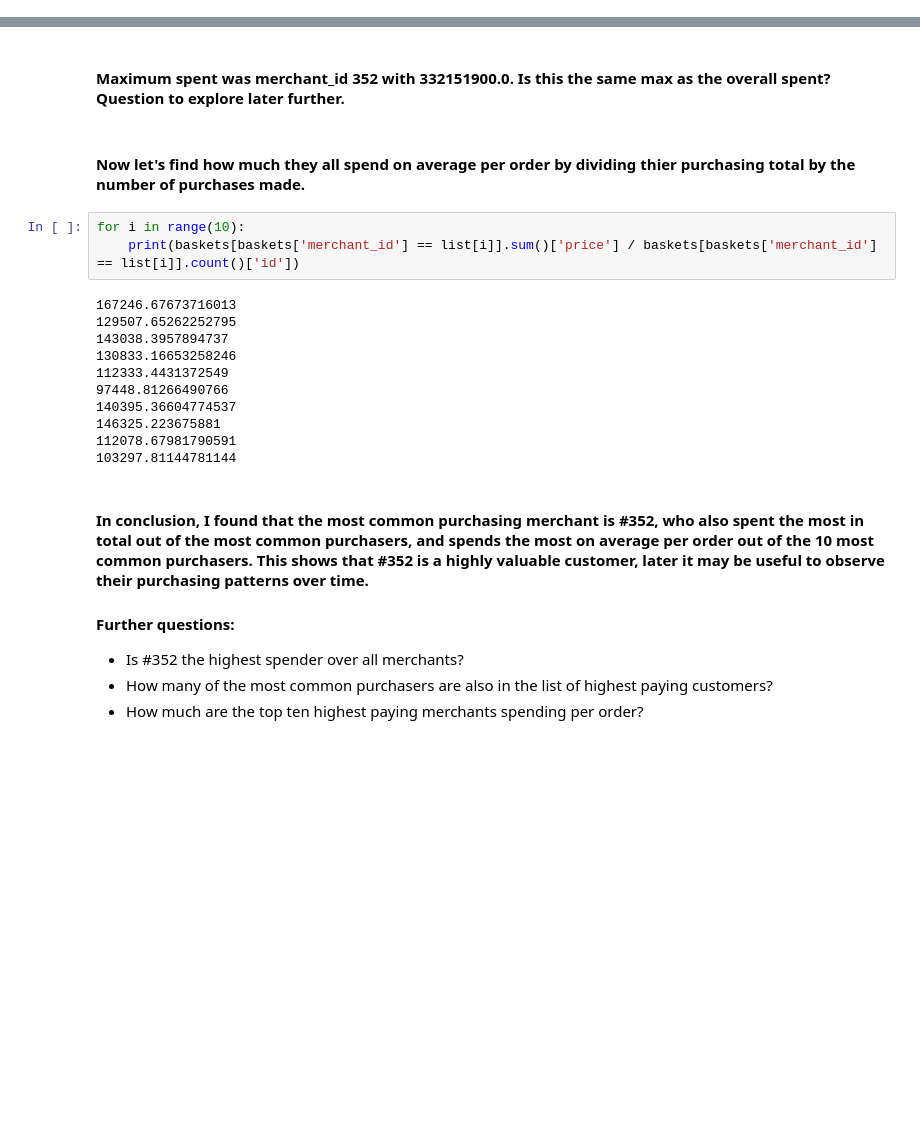
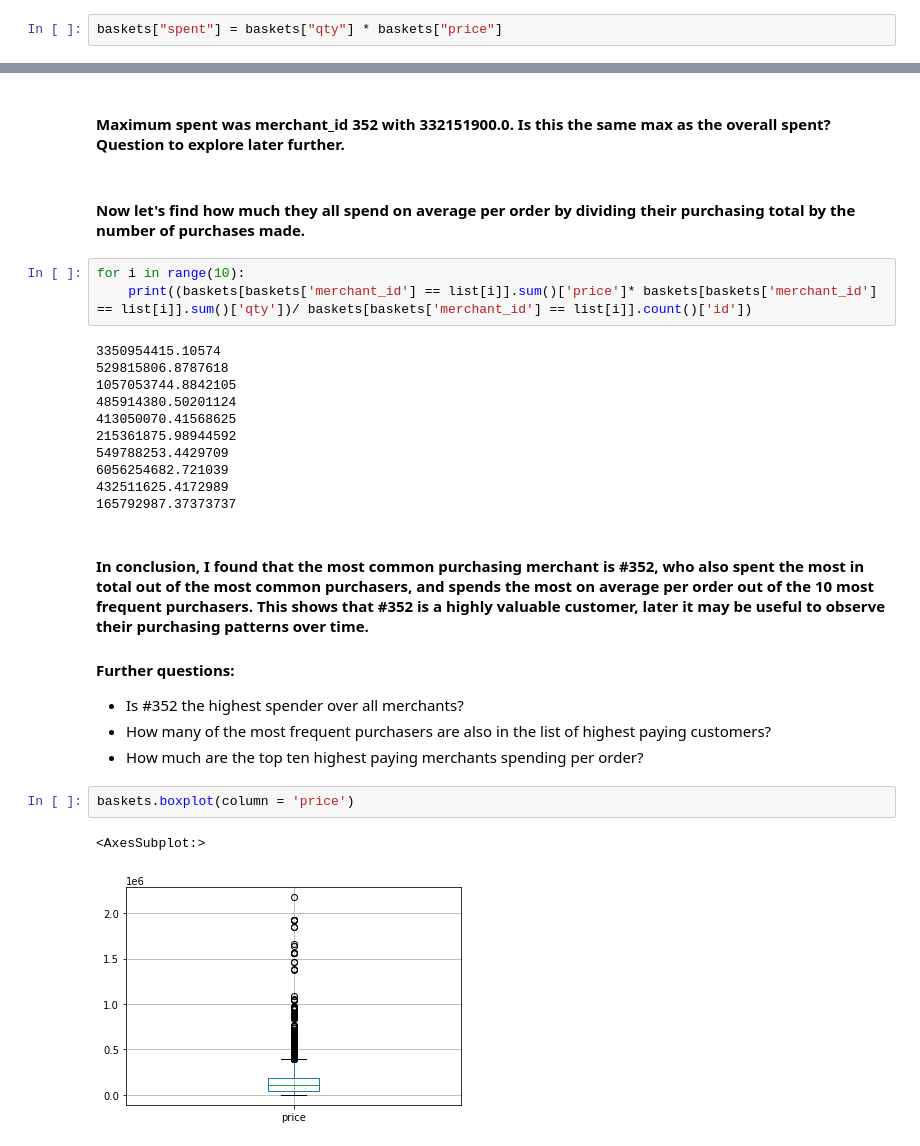
Before and after one commit to graceflitsch/DataScience, a Jupyter notebook: GNB1.ipynb, the cells around one changed output, grey strips where cells are left out. Cells and saved outputs as stored; diff of their text form; blank space fills up the shorter version.

```diff
--- a/GNB1.ipynb
+++ b/GNB1.ipynb
@@ -183 +183,3 @@ baskets.loc[346,'id']
 - Start by finding top ten most frequent merchants
+# %%
+baskets["spent"] = baskets["qty"] * baskets["price"]
@@ -227,24 +277,29 @@ for i in range(10):
 # %% [markdown]
 #### Maximum spent was merchant_id 352 with 332151900.0. Is this the same max as the overall spent? Question to explore later further.
 # %% [markdown]
-#### Now let's find how much they all spend on average per order by dividing thier purchasing total by the number of purchases made.
+#### Now let's find how much they all spend on average per order by dividing their purchasing total by the number of purchases made.
 # %%
 for i in range(10):
-    print(baskets[baskets['merchant_id'] == list[i]].sum()['price'] / baskets[baskets['merchant_id'] == list[i]].count()['id'])
+    print((baskets[baskets['merchant_id'] == list[i]].sum()['price']* baskets[baskets['merchant_id'] == list[i]].sum()['qty'])/ baskets[baskets['merchant_id'] == list[i]].count()['id'])
 # %% [output]
-167246.67673716013
-129507.65262252795
-143038.3957894737
-130833.16653258246
-112333.4431372549
-97448.81266490766
-140395.36604774537
-146325.223675881
-112078.67981790591
-103297.81144781144
+3350954415.10574
+529815806.8787618
+1057053744.8842105
+485914380.50201124
+413050070.41568625
+215361875.98944592
+549788253.4429709
+6056254682.721039
+432511625.4172989
+165792987.37373737
 # %% [markdown]
-#### In conclusion, I found that the most common purchasing merchant is #352, who also spent the most in total out of the most common purchasers, and spends the most on average per order out of the 10 most common purchasers. This shows that #352 is a highly valuable customer, later it may be useful to observe their purchasing patterns over time.
+#### In conclusion, I found that the most common purchasing merchant is #352, who also spent the most in total out of the most common purchasers, and spends the most on average per order out of the 10 most frequent purchasers. This shows that #352 is a highly valuable customer, later it may be useful to observe their purchasing patterns over time.
 #### Further questions:
 - Is #352 the highest spender over all merchants?
-- How many of the most common purchasers are also in the list of highest paying customers?
+- How many of the most frequent purchasers are also in the list of highest paying customers?
 - How much are the top ten highest paying merchants spending per order?
+# %%
+baskets.boxplot(column = 'price')
+# %% [output]
+<AxesSubplot:>
+[figure, added]
```
Also changed, not shown: parts of 9 cells of this notebook.
